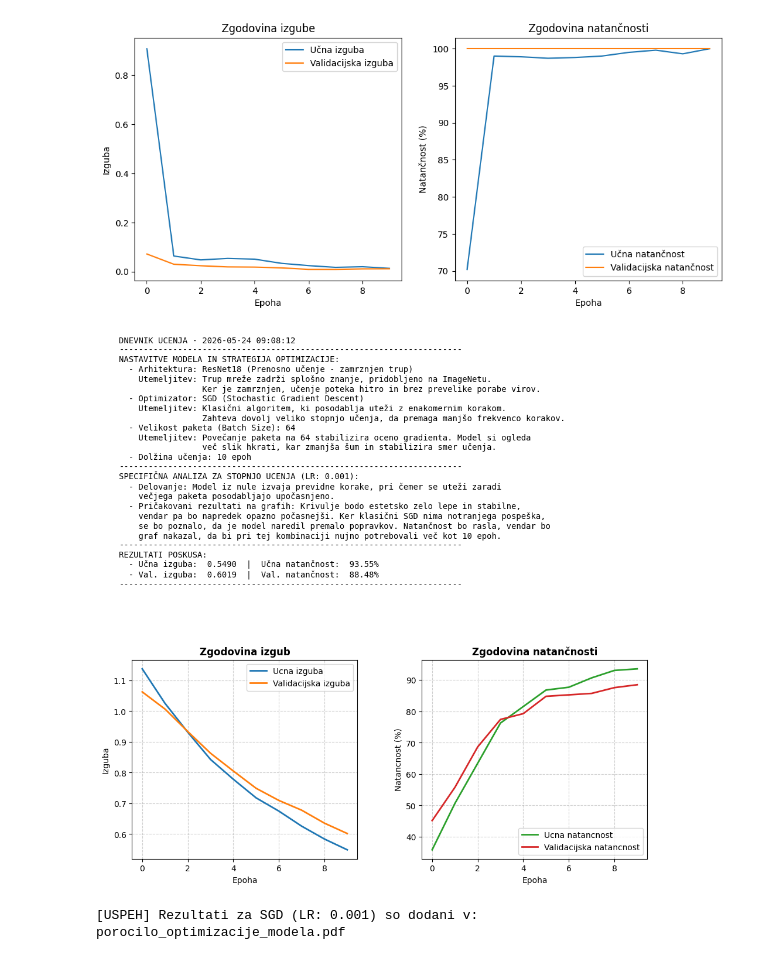
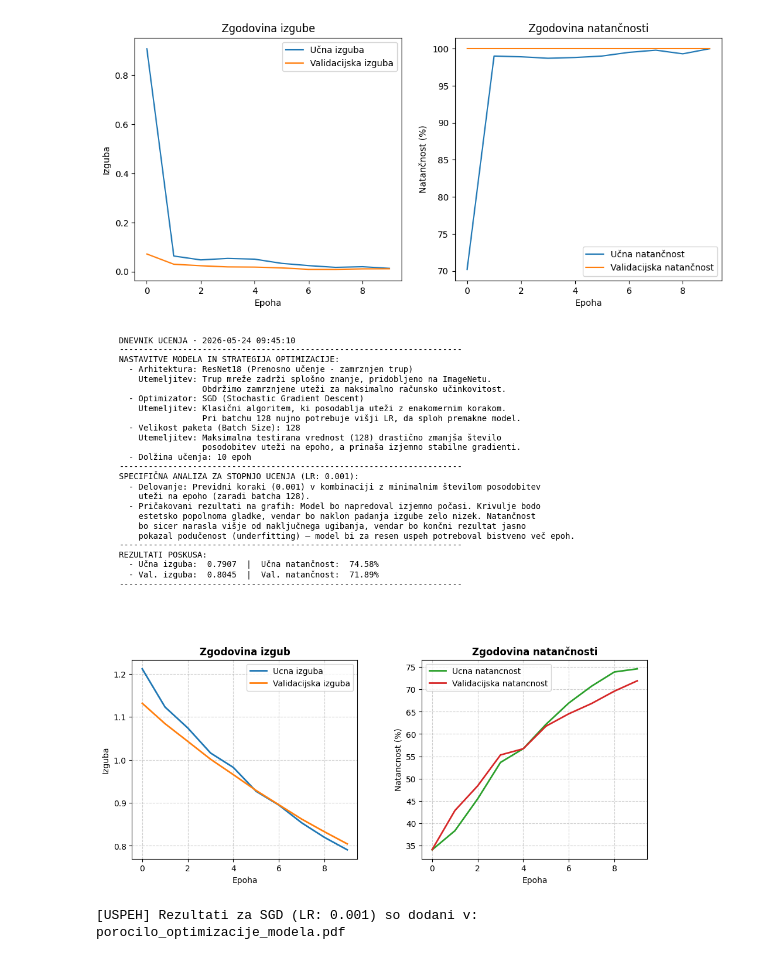
Before and after one commit to pametni-paketnik/paketnik, a Jupyter notebook: ORV/model_ucenje.ipynb, the cells around one changed output. Cells and saved outputs as stored; diff of their text form; code cells hidden in the pictures.

Commit message:
Optimizacija hiperparametrov - LR[0.01, 0.001, 0.0001] celikost paketa 128 z Adam in SGD optimizatorjema - popravek

```diff
--- a/ORV/model_ucenje.ipynb
+++ b/ORV/model_ucenje.ipynb
@@ -55,7 +55,7 @@ val_dataset = datasets.ImageFolder(root=os.path.join(data_dir, 'val'), transform
 test_dataset = datasets.ImageFolder(root=os.path.join(data_dir, 'test'), transform=val_test_transforms)
 
 # [32, 64, 128]
-BATCH_SIZE = 64
+BATCH_SIZE = 128
 
 train_loader = DataLoader(train_dataset, batch_size=BATCH_SIZE, shuffle=True)
 val_loader = DataLoader(val_dataset, batch_size=BATCH_SIZE, shuffle=False)
@@ -265,25 +265,24 @@ tekstovni_povzetek = (
     f"NASTAVITVE MODELA IN STRATEGIJA OPTIMIZACIJE:\n"
     f"  - Arhitektura: ResNet18 (Prenosno učenje - zamrznjen trup)\n"
     f"    Utemeljitev: Trup mreže zadrži splošno znanje, pridobljeno na ImageNetu.\n"
-    f"                 Ker je zamrznjen, učenje poteka hitro in brez prevelike porabe virov.\n"
+    f"                 Obdržimo zamrznjene uteži za maksimalno računsko učinkovitost.\n"
     f"  - Optimizator: {tip_optimizatorja} (Stochastic Gradient Descent)\n"
     f"    Utemeljitev: Klasični algoritem, ki posodablja uteži z enakomernim korakom.\n"
-    f"                 Zahteva dovolj veliko stopnjo učenja, da premaga manjšo frekvenco korakov.\n"
+    f"                 Pri batchu 128 nujno potrebuje višji LR, da sploh premakne model.\n"
     f"  - Velikost paketa (Batch Size): {velikost_paketa}\n"
-    f"    Utemeljitev: Povečanje paketa na 64 stabilizira oceno gradienta. Model si ogleda\n"
-    f"                 več slik hkrati, kar zmanjša šum in stabilizira smer učenja.\n"
+    f"    Utemeljitev: Maksimalna testirana vrednost (128) drastično zmanjša število\n"
+    f"                 posodobitev uteži na epoho, a prinaša izjemno stabilne gradienti.\n"
     f"  - Dolžina učenja: {koncna_epoha} epoh\n"
     f"----------------------------------------------------------------------\n"
     f"SPECIFIČNA ANALIZA ZA STOPNJO UCENJA (LR: {trenutni_lr}):\n"
-    f"  - Delovanje: Model iz nule opravlja mikroskopske korake ob minimalnem številu\n"
-    f"    posodobitev uteži na epoho.\n"
-    f"  - Pričakovani rezultati na grafih: Tukaj bomo videli še močnejši pojav podučenosti\n"
-    f"    (underfitting) kot pri batch size 32. Ker model začenja iz nule, kombinacija\n"
-    f"    majhnega števila korakov (zaradi batch 64) in mikroskopske dolžine koraka (0.0001)\n"
-    f"    pomeni, da se model skoraj ne bo premaknil z mesta. Krivulja izgube bo praktično\n"
-    f"    vodoravna ravna črta, natančnost pa bo zelo nizka.\n\n"
-    f"    Ta poskus je ključen dokaz, zakaj je klasični SGD pri nizkih LR neuporaben\n"
-    f"    brez drastičnega povečanja števila epoh.\n"
+    f"  - Delovanje: Najpočasnejša možna konfiguracija v celotnem projektu. Mikroskopski\n"
+    f"    koraki ob minimalnem številu posodobitev uteži.\n"
+    f"  - Pričakovani rezultati na grafih: Tukaj bomo zabeležili najmočnejši pojav podučenosti\n"
+    f"    (underfitting). Ker klasični SGD nima notranjega pospeška (momenta), kombinacija\n"
+    f"    tako velikega paketa in tako nizkega LR pomeni, da se model praktično ne bo premaknil\n"
+    f"    z izhodiščne točke. Graf izgube bo izgledal kot ravna vodoravna črta, natančnost pa\n"
+    f"    bo ostala zelo nizka.\n\n"
+    f"    Ta poskus bo služil kot odličen dokaz ekstremnih omejitev algoritma SGD.\n"
     f"----------------------------------------------------------------------\n"
     f"REZULTATI POSKUSA:\n"
     f"  - Učna izguba:  {zadnja_ucna_izguba:.4f}  |  Učna natančnost:  {zadnja_ucna_acc:.2f}%\n"
@@ -306,32 +305,32 @@ ax1.grid(True, linestyle='--', alpha=0.6)
 
 # Graf za natančnost
 ax2 = fig.add_axes([0.55, 0.15, 0.35, 0.4])
 ax2.plot(zgodovina_natancnosti_v_ucenju, label='Ucna natancnost', color='#2ca02c', linewidth=2)
 ax2.plot(zgodovina_natancnosti_v_validaciji, label='Validacijska natancnost', color='#d62728', linewidth=2)
 ax2.set_xlabel('Epoha')
 ax2.set_ylabel('Natancnost (%)')
 ax2.legend()
 ax2.set_title('Zgodovina natančnosti', fontsize=12, fontweight='bold')
 ax2.grid(True, linestyle='--', alpha=0.6)
 
 zacasni_pdf = f"temp_izpis.pdf"
 plt.savefig(zacasni_pdf, bbox_inches='tight', dpi=300)
 plt.show()
 
 writer = PdfWriter()
 
 if os.path.exists(POT_DO_PDF_POROCILA):
     writer.append(POT_DO_PDF_POROCILA)
 
 writer.append(zacasni_pdf)
 with open(POT_DO_PDF_POROCILA, "wb") as fp:
     writer.write(fp)
 
 writer.close()
 if os.path.exists(zacasni_pdf):
     os.remove(zacasni_pdf)
 
 print(f"[USPEH] Rezultati za {tip_optimizatorja} (LR: {trenutni_lr}) so dodani v: {POT_DO_PDF_POROCILA}")
 # %% [output]
-[figure, old version]
+[figure, new version]
 [USPEH] Rezultati za SGD (LR: 0.001) so dodani v: porocilo_optimizacije_modela.pdf
```
Also changed, not shown: parts of 2 cells of this notebook, 1 other file.
